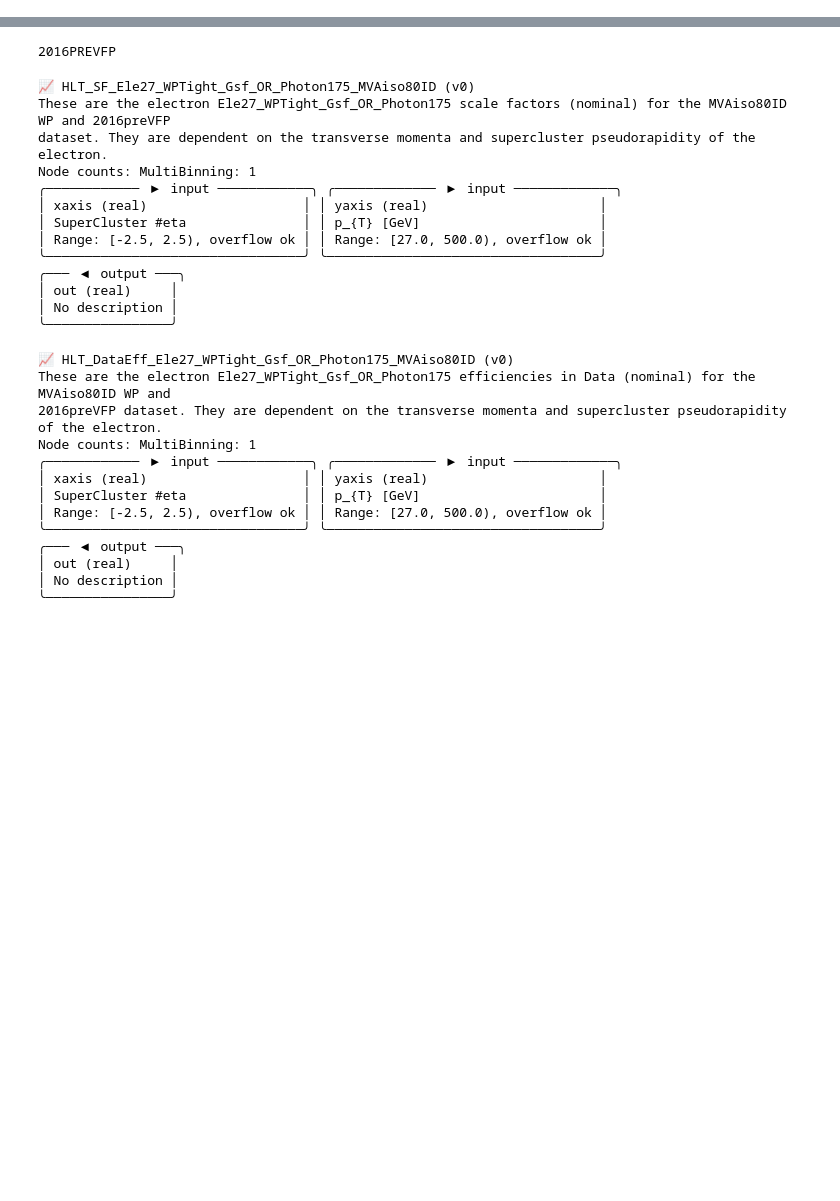
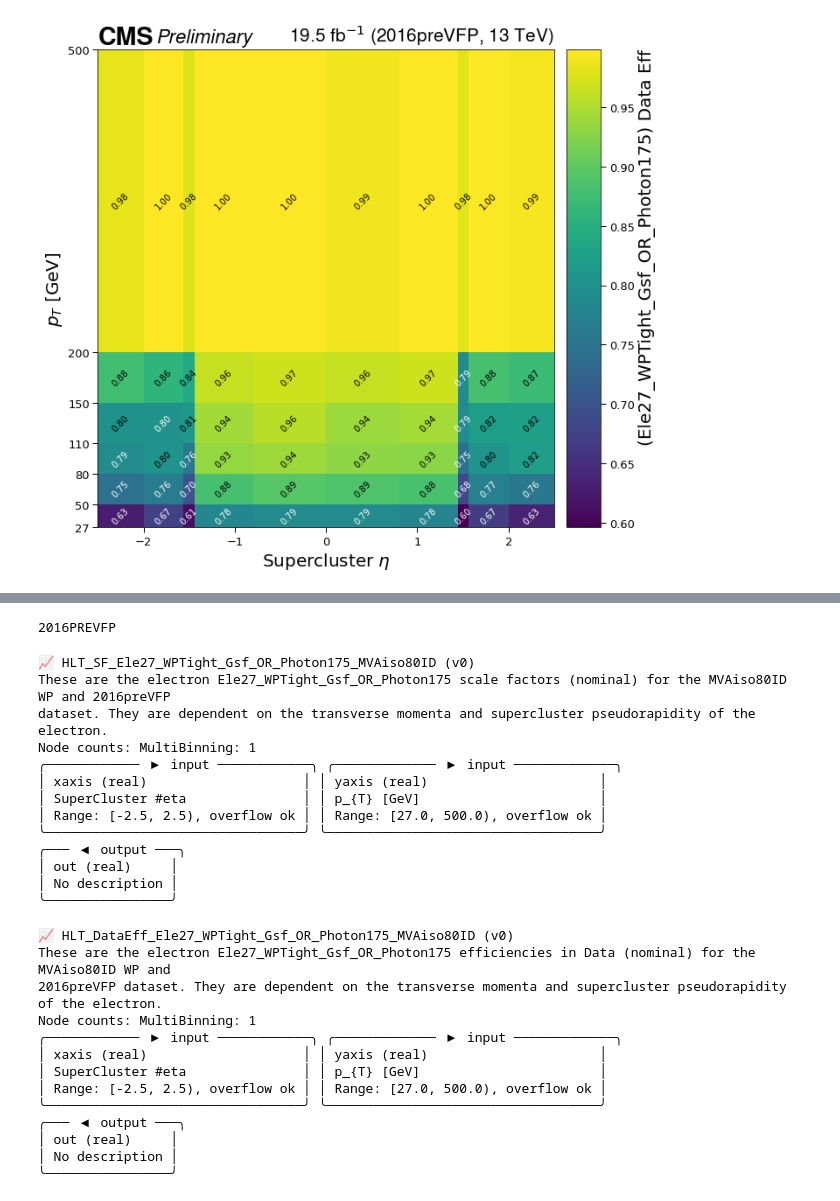
Before and after one commit to tomasate/bsm3g_coffea, a Jupyter notebook: notebooks/electron_trigger_sf_eff.ipynb, the cells around one changed output, grey strips where cells are left out. Drawn from its saved outputs; the diff is of its cells as text; code cells hidden in the pictures; blank space fills up the shorter version.

```diff
--- a/notebooks/electron_trigger_sf_eff.ipynb
+++ b/notebooks/electron_trigger_sf_eff.ipynb
@@ -31,0 +1,88 @@ for year, hlt in hlt_paths.items():
+# %%
+import gzip
+import yaml
+import rich
+import uproot
+import correctionlib
+import numpy as np
+import mplhep as hep
+import correctionlib.convert
+import matplotlib.pyplot as plt
+with open("../analysis/postprocess/style.yaml", "r") as f:
+    style = yaml.safe_load(f)
+plt.rcParams.update(style["rcParams"])
+# %%
+hlt_paths = {
+    "2016preVFP": "Ele27_WPTight_Gsf_OR_Photon175",
+    "2016postVFP": "Ele27_WPTight_Gsf_OR_Photon175",
+    "2017": "Ele35_WPTight_Gsf_OR_Photon200",
+    "2018": "Ele32_WPTight_Gsf",
+}
+
+
+def add_text(histogram, ax, threshold):
+    matrix = histogram.values()
+    pt_centers = histogram.axes[0].centers
+    eta_centers = histogram.axes[1].centers
+    for i in range(matrix.shape[0]):
+        for j in range(matrix.shape[1]):
+            val = matrix[i, j]
+            x = pt_centers[i]
+            y = eta_centers[j]
+            if val < threshold or np.isnan(val):
+                col = "w"
+            else:
+                col = "k"
+            ax.text(
+                x,
+                y,
+                f"{val:.2f}",
+                rotation=45,
+                ha="center",
+                va="center",
+                fontsize=10,
+                color=col,
+            )
+
+
+def add_info(year, ax):
+    with open("../analysis/postprocess/luminosity.yaml", "r") as f:
+        lumi = yaml.safe_load(f)
+    hep.cms.lumitext(
+        f"{lumi[year] * 1e-3:.1f} fb$^{{-1}}$ ({year}, 13 TeV)", ax=ax, fontsize=22
+    )
+    hep.cms.text("Preliminary", fontsize=22, ax=ax)
+    ax.set_xlabel("Supercluster $\eta$", fontsize=20)
+    ax.set_ylabel("$p_T$ [GeV]", fontsize=20)
+
+
+def plot_sf(sf_hist, year, threshold=0.97):
+    fig, ax = plt.subplots(figsize=(10, 9), tight_layout=True)
+    colormesh = sf_hist.plot2d(ax=ax)
+    colormesh[1].set_label(f"({hlt}) SF", loc="top", fontsize=20)
+    add_info(year, ax)
+    add_text(sf_hist, ax, threshold)
+    fig.savefig(f"{year}_{hlt}_SF.pdf")
+
+
+def plot_eff(eff_hist, year, is_mc=True, threshold=0.8):
+    kind = "MC" if is_mc else "Data"
+    fig, ax = plt.subplots(figsize=(10, 9), tight_layout=True)
+    colormesh = eff_hist.plot2d(ax=ax)
+    colormesh[1].set_label(f"({hlt}) {kind} Eff", loc="top", fontsize=20)
+    add_info(year, ax)
+    add_text(eff_hist, ax, threshold)
+    fig.savefig(f"{year}_{hlt}_{kind.lower()}Eff.pdf")
+
+
+for year, hlt in hlt_paths.items():
+    tree = uproot.open(f"../analysis/data/egammaEffi_EGM2D_{year}.root")
+    sfhist = tree["EGamma_SF2D"].to_hist()
+    data_effhist = tree["EGamma_EffData2D"].to_hist()
+    mc_effhist = tree["EGamma_EffMC2D"].to_hist()
+
+    plot_eff(data_effhist, year, is_mc=False)
+    plot_eff(mc_effhist, year, is_mc=True)
+    plot_sf(sfhist, year)
+# %% [output]
+[figure, added]
```
Also changed, not shown: parts of 3 cells of this notebook, 2 other files.
